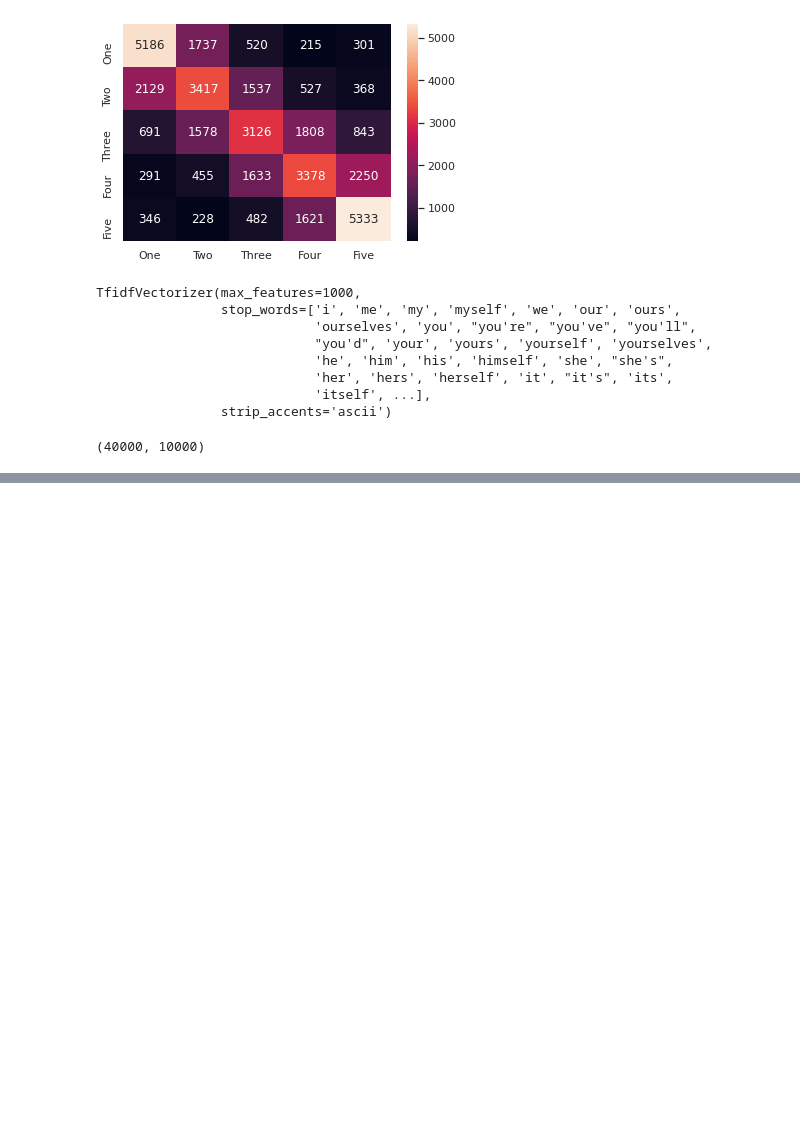
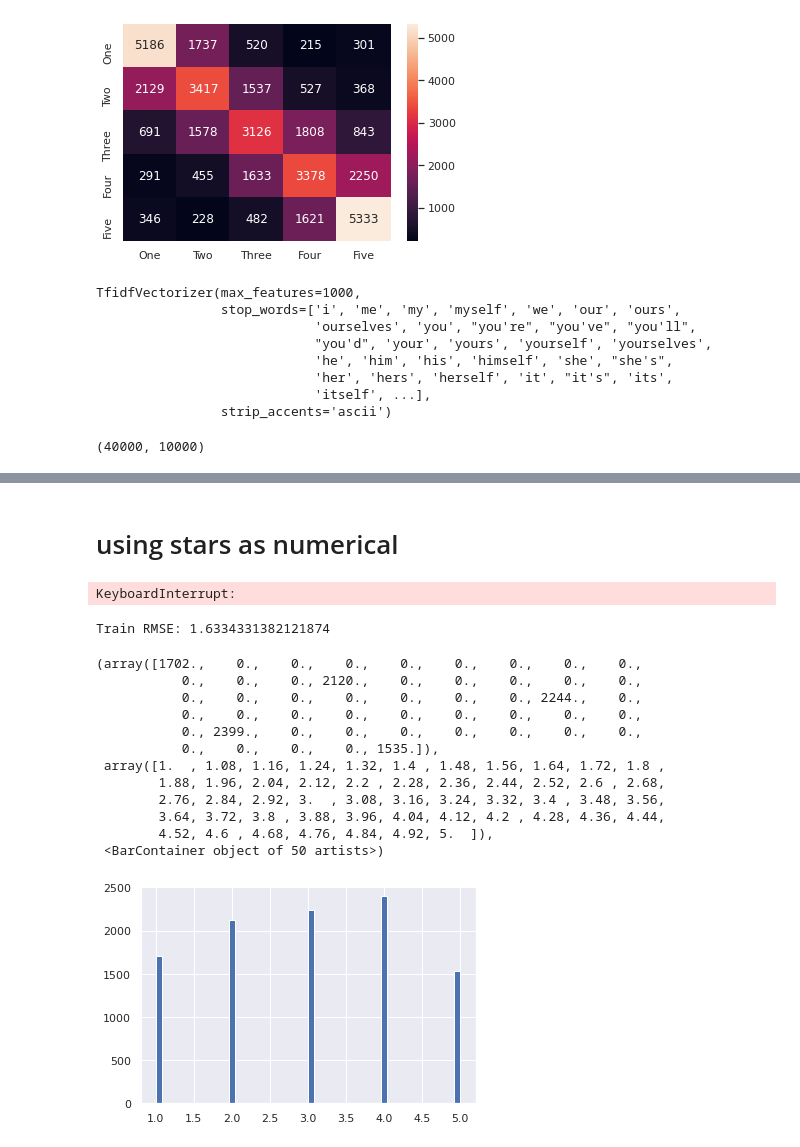
Before and after one commit to Second0395/Capstone_3, a Jupyter notebook: working.ipynb, the cells around one changed output, grey strips where cells are left out. Saved outputs shown, nothing was run; the diff lists cells and outputs as text; code cells hidden in the pictures; blank space fills up the shorter version.

```diff
--- a/working.ipynb
+++ b/working.ipynb
@@ -440,0 +581,36 @@ sorted_d
+# %% [markdown]
+# using stars as numerical
+# %%
+regressor = DecisionTreeRegressor(random_state=0, max_depth = 20).fit(X_train_tvectorizer, y_train)
+y = y.apply(lambda x: float(x))
+mean_squared_error
+cross_val_score(regressor, X_test_tvectorizer, y_test, cv=5).mean()
+# %% [output]
+KeyboardInterrupt:
+# %%
+print(f'Train RMSE: {(-cross_val_score(dt,X_test_tvectorizer,y_test,scoring="neg_root_mean_squared_error")).mean()}')
+# %% [output]
+Train RMSE: 1.6334331382121874
+# %%
+dt = DecisionTreeRegressor(random_state=0, max_depth = 45, max_features=10000)
+dt.fit(X_train_tvectorizer, y_train)
+dt_pred = dt.predict(X_test_tvectorizer)
+#transform dt_pred to categorical
+dt_pred = pd.Series(dt_pred).apply(lambda x: math.floor(x+.5))
+# %%
+fig, ax = plt.subplots()
+ax.hist(dt_pred, bins=50)
+# %% [output]
+(array([1702.,    0.,    0.,    0.,    0.,    0.,    0.,    0.,    0.,
+           0.,    0.,    0., 2120.,    0.,    0.,    0.,    0.,    0.,
+           0.,    0.,    0.,    0.,    0.,    0.,    0., 2244.,    0.,
+           0.,    0.,    0.,    0.,    0.,    0.,    0.,    0.,    0.,
+           0., 2399.,    0.,    0.,    0.,    0.,    0.,    0.,    0.,
+           0.,    0.,    0.,    0., 1535.]),
+ array([1.  , 1.08, 1.16, 1.24, 1.32, 1.4 , 1.48, 1.56, 1.64, 1.72, 1.8 ,
+        1.88, 1.96, 2.04, 2.12, 2.2 , 2.28, 2.36, 2.44, 2.52, 2.6 , 2.68,
+        2.76, 2.84, 2.92, 3.  , 3.08, 3.16, 3.24, 3.32, 3.4 , 3.48, 3.56,
+        3.64, 3.72, 3.8 , 3.88, 3.96, 4.04, 4.12, 4.2 , 4.28, 4.36, 4.44,
+        4.52, 4.6 , 4.68, 4.76, 4.84, 4.92, 5.  ]),
+ <BarContainer object of 50 artists>)
+[figure, added]
```
Also changed, not shown: parts of 27 cells of this notebook.
